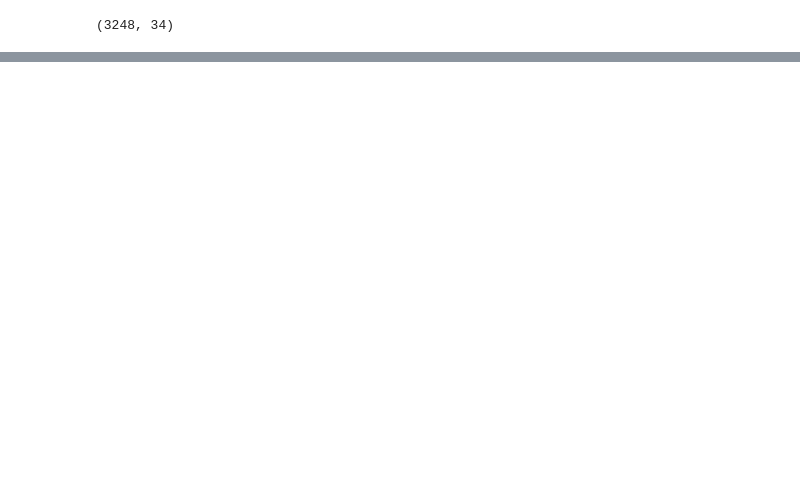
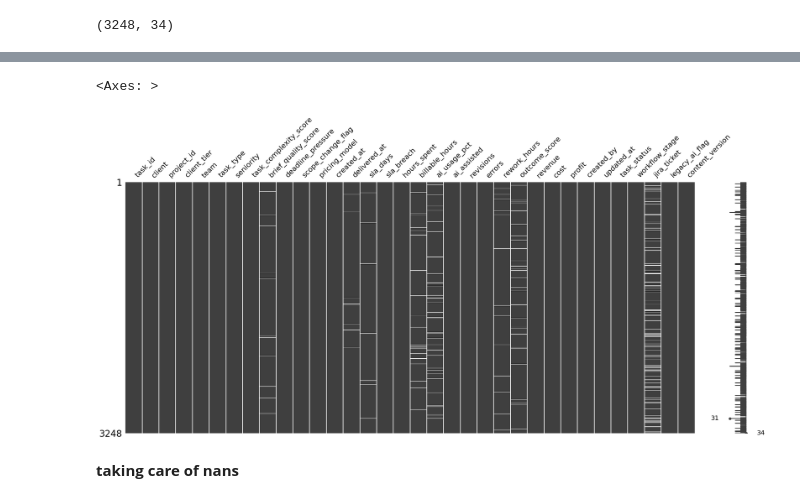
Before and after one commit to andreamammano89-maker/ML_Project_SEA_815441, a Jupyter notebook: main.ipynb, the cells around one changed output, grey strips where cells are left out. Drawn from its saved outputs; the diff is of its cells as text; code cells hidden in the pictures; blank space fills up the shorter version.

```diff
--- a/main.ipynb
+++ b/main.ipynb
@@ -34,0 +158,7 @@ df_productivity.shape
+# %%
+msno.matrix(df_productivity)
+# %% [output]
+<Axes: >
+[figure, added]
+# %% [markdown]
+**taking care of nans**
```
Also changed, not shown: parts of 66 cells of this notebook.
